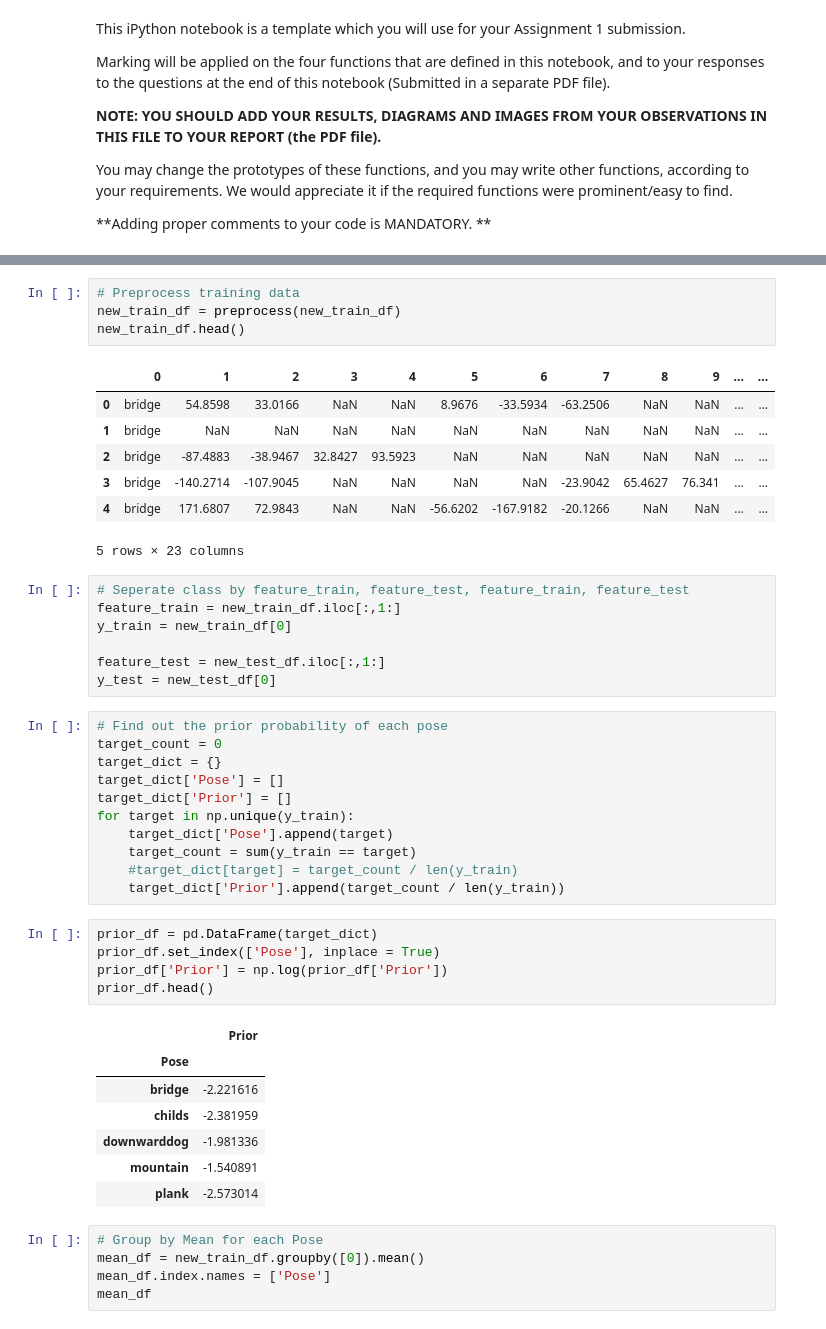
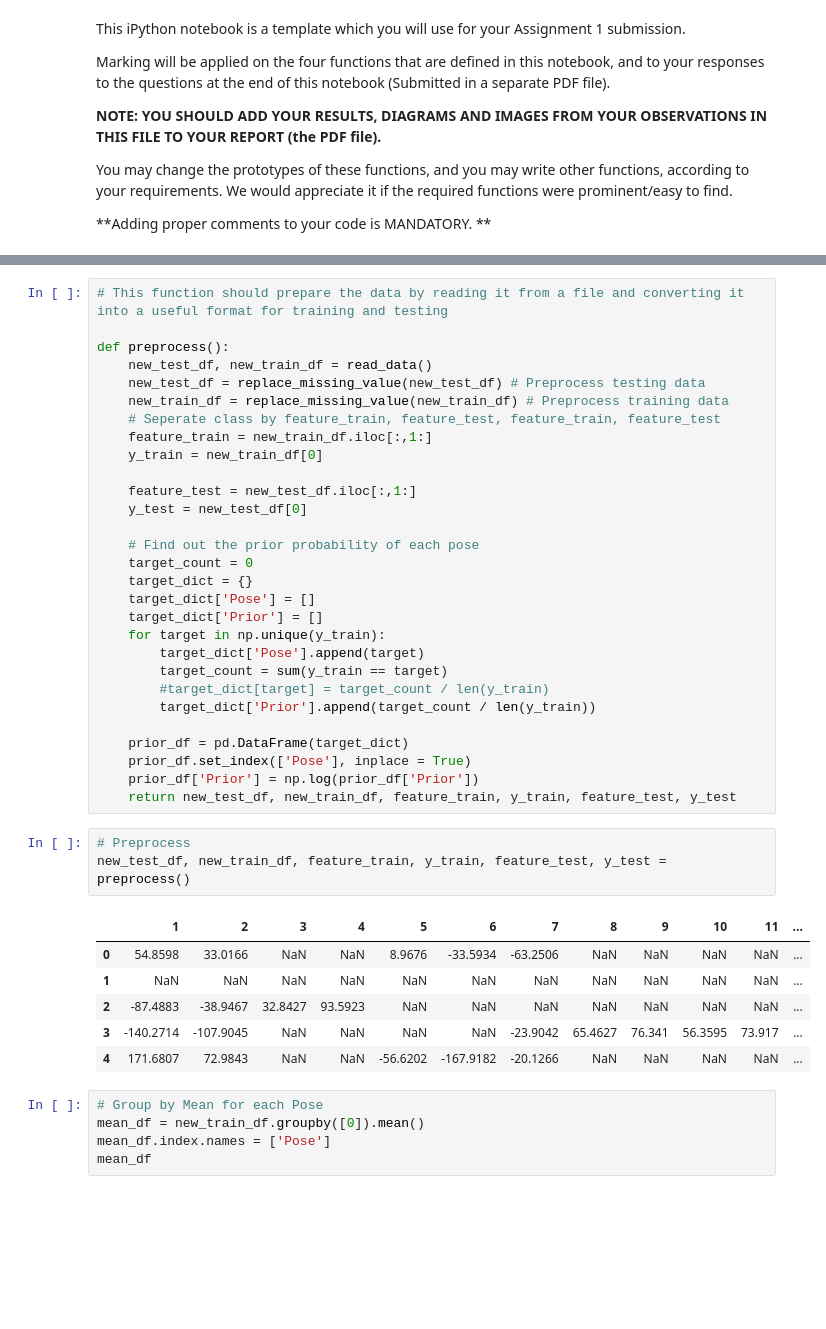
Before and after one commit to HesterLim/pose-classification-with-naive-bayes, a Jupyter notebook: COMP30027_2021_assignment1_template.ipynb, the cells around one changed output, grey strips where cells are left out. Drawn from its saved outputs; the diff is of its cells as text; blank space fills up the shorter version.

Commit message:
finish preprocess function

```diff
--- a/COMP30027_2021_assignment1_template.ipynb
+++ b/COMP30027_2021_assignment1_template.ipynb
@@ -56,46 +45,42 @@ new_test_df.head()
-# %%
-# Preprocess training data
-new_train_df = preprocess(new_train_df)
-new_train_df.head()
-# %% [output]
-|  | 0 | 1 | 2 | 3 | 4 | 5 | 6 | 7 | 8 | 9 | ... | ... |
-| 0 | bridge | 54.8598 | 33.0166 | NaN | NaN | 8.9676 | -33.5934 | -63.2506 | NaN | NaN | ... | ... |
-| 1 | bridge | NaN | NaN | NaN | NaN | NaN | NaN | NaN | NaN | NaN | ... | ... |
-| 2 | bridge | -87.4883 | -38.9467 | 32.8427 | 93.5923 | NaN | NaN | NaN | NaN | NaN | ... | ... |
-| 3 | bridge | -140.2714 | -107.9045 | NaN | NaN | NaN | NaN | -23.9042 | 65.4627 | 76.341 | ... | ... |
-| 4 | bridge | 171.6807 | 72.9843 | NaN | NaN | -56.6202 | -167.9182 | -20.1266 | NaN | NaN | ... | ... |
-5 rows × 23 columns
-# %%
-# Seperate class by feature_train, feature_test, feature_train, feature_test
-feature_train = new_train_df.iloc[:,1:]
-y_train = new_train_df[0]
-
-feature_test = new_test_df.iloc[:,1:]
-y_test = new_test_df[0]
 # %%
-# Find out the prior probability of each pose
-target_count = 0
-target_dict = {}
-target_dict['Pose'] = []
-target_dict['Prior'] = []
-for target in np.unique(y_train):
-    target_dict['Pose'].append(target)
-    target_count = sum(y_train == target)
-    #target_dict[target] = target_count / len(y_train)
-    target_dict['Prior'].append(target_count / len(y_train))
+# This function should prepare the data by reading it from a file and converting it into a useful format for training and testing
+
+def preprocess():
+    new_test_df, new_train_df = read_data()
+    new_test_df = replace_missing_value(new_test_df) # Preprocess testing data
+    new_train_df = replace_missing_value(new_train_df) # Preprocess training data
+    # Seperate class by feature_train, feature_test, feature_train, feature_test
+    feature_train = new_train_df.iloc[:,1:]
+    y_train = new_train_df[0]
+
+    feature_test = new_test_df.iloc[:,1:]
+    y_test = new_test_df[0]
+
+    # Find out the prior probability of each pose
+    target_count = 0
+    target_dict = {}
+    target_dict['Pose'] = []
+    target_dict['Prior'] = []
+    for target in np.unique(y_train):
+        target_dict['Pose'].append(target)
+        target_count = sum(y_train == target)
+        #target_dict[target] = target_count / len(y_train)
+        target_dict['Prior'].append(target_count / len(y_train))
+
+    prior_df = pd.DataFrame(target_dict)
+    prior_df.set_index(['Pose'], inplace = True)
+    prior_df['Prior'] = np.log(prior_df['Prior'])
+    return new_test_df, new_train_df, feature_train, y_train, feature_test, y_test
-# %%
-prior_df = pd.DataFrame(target_dict)
-prior_df.set_index(['Pose'], inplace = True)
-prior_df['Prior'] = np.log(prior_df['Prior'])
-prior_df.head()
-# %% [output]
-|  | Prior |
-| Pose |  |
-| bridge | -2.221616 |
-| childs | -2.381959 |
-| downwarddog | -1.981336 |
-| mountain | -1.540891 |
-| plank | -2.573014 |
+# %%
+# Preprocess
+new_test_df, new_train_df, feature_train, y_train, feature_test, y_test = preprocess()
+# %% [output]
+|  | 1 | 2 | 3 | 4 | 5 | 6 | 7 | 8 | 9 | 10 | 11 | ... |
+| 0 | 54.8598 | 33.0166 | NaN | NaN | 8.9676 | -33.5934 | -63.2506 | NaN | NaN | NaN | NaN | ... |
+| 1 | NaN | NaN | NaN | NaN | NaN | NaN | NaN | NaN | NaN | NaN | NaN | ... |
+| 2 | -87.4883 | -38.9467 | 32.8427 | 93.5923 | NaN | NaN | NaN | NaN | NaN | NaN | NaN | ... |
+| 3 | -140.2714 | -107.9045 | NaN | NaN | NaN | NaN | -23.9042 | 65.4627 | 76.341 | 56.3595 | 73.917 | ... |
+| 4 | 171.6807 | 72.9843 | NaN | NaN | -56.6202 | -167.9182 | -20.1266 | NaN | NaN | NaN | NaN | ... |
 # %%
 # Group by Mean for each Pose
 mean_df = new_train_df.groupby([0]).mean()
```
Also changed, not shown: parts of 4 cells of this notebook.
